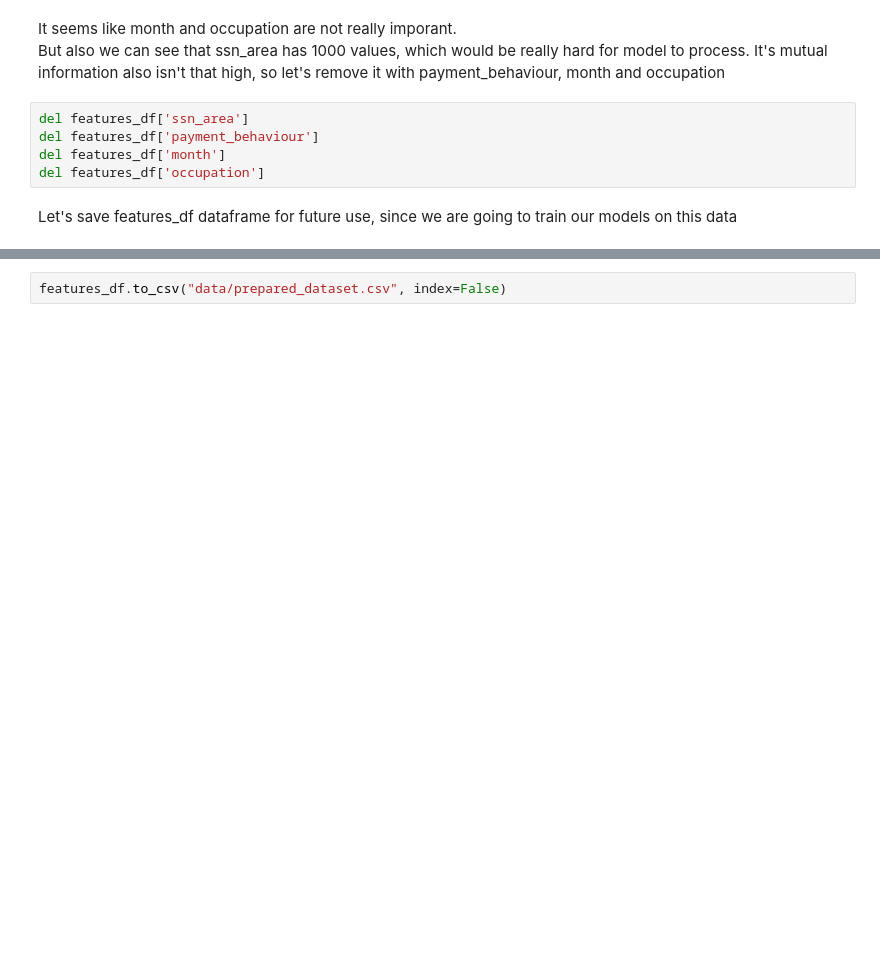
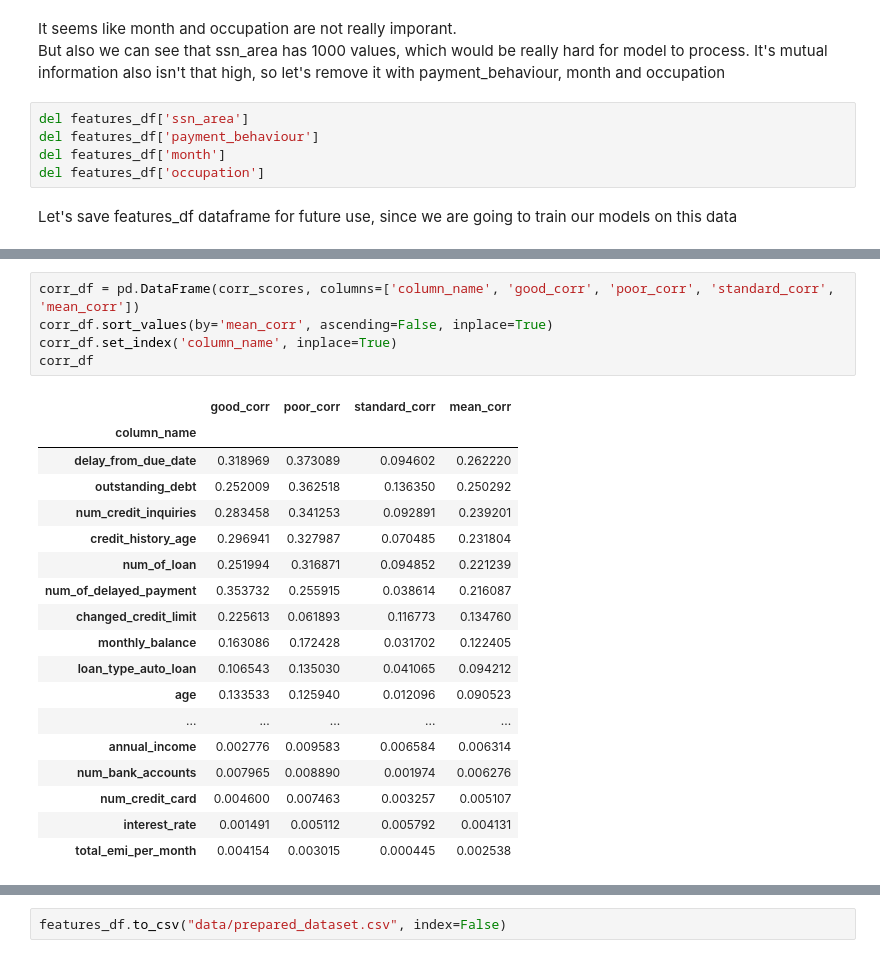
Before and after one commit to Stayermax/MLzoomcamp_midterm_project, a Jupyter notebook: notebook.ipynb, the cells around one changed output, grey strips where cells are left out. Saved outputs shown, nothing was run; the diff lists cells and outputs as text; blank space fills up the shorter version.

```diff
--- a/notebook.ipynb
+++ b/notebook.ipynb
@@ -1528,0 +1544,24 @@ Let's save features_df dataframe for future use, since we are going to train our
+# %%
+corr_df = pd.DataFrame(corr_scores, columns=['column_name', 'good_corr', 'poor_corr', 'standard_corr', 'mean_corr'])
+corr_df.sort_values(by='mean_corr', ascending=False, inplace=True)
+corr_df.set_index('column_name', inplace=True)
+corr_df
+# %% [output]
+|  | good_corr | poor_corr | standard_corr | mean_corr |
+| column_name |  |  |  |  |
+| delay_from_due_date | 0.318969 | 0.373089 | 0.094602 | 0.262220 |
+| outstanding_debt | 0.252009 | 0.362518 | 0.136350 | 0.250292 |
+| num_credit_inquiries | 0.283458 | 0.341253 | 0.092891 | 0.239201 |
+| credit_history_age | 0.296941 | 0.327987 | 0.070485 | 0.231804 |
+| num_of_loan | 0.251994 | 0.316871 | 0.094852 | 0.221239 |
+| num_of_delayed_payment | 0.353732 | 0.255915 | 0.038614 | 0.216087 |
+| changed_credit_limit | 0.225613 | 0.061893 | 0.116773 | 0.134760 |
+| monthly_balance | 0.163086 | 0.172428 | 0.031702 | 0.122405 |
+| loan_type_auto_loan | 0.106543 | 0.135030 | 0.041065 | 0.094212 |
+| age | 0.133533 | 0.125940 | 0.012096 | 0.090523 |
+| ... | ... | ... | ... | ... |
+| annual_income | 0.002776 | 0.009583 | 0.006584 | 0.006314 |
+| num_bank_accounts | 0.007965 | 0.008890 | 0.001974 | 0.006276 |
+| num_credit_card | 0.004600 | 0.007463 | 0.003257 | 0.005107 |
+| interest_rate | 0.001491 | 0.005112 | 0.005792 | 0.004131 |
+| total_emi_per_month | 0.004154 | 0.003015 | 0.000445 | 0.002538 |
```
Also changed, not shown: parts of 26 cells of this notebook, 4 other files.
